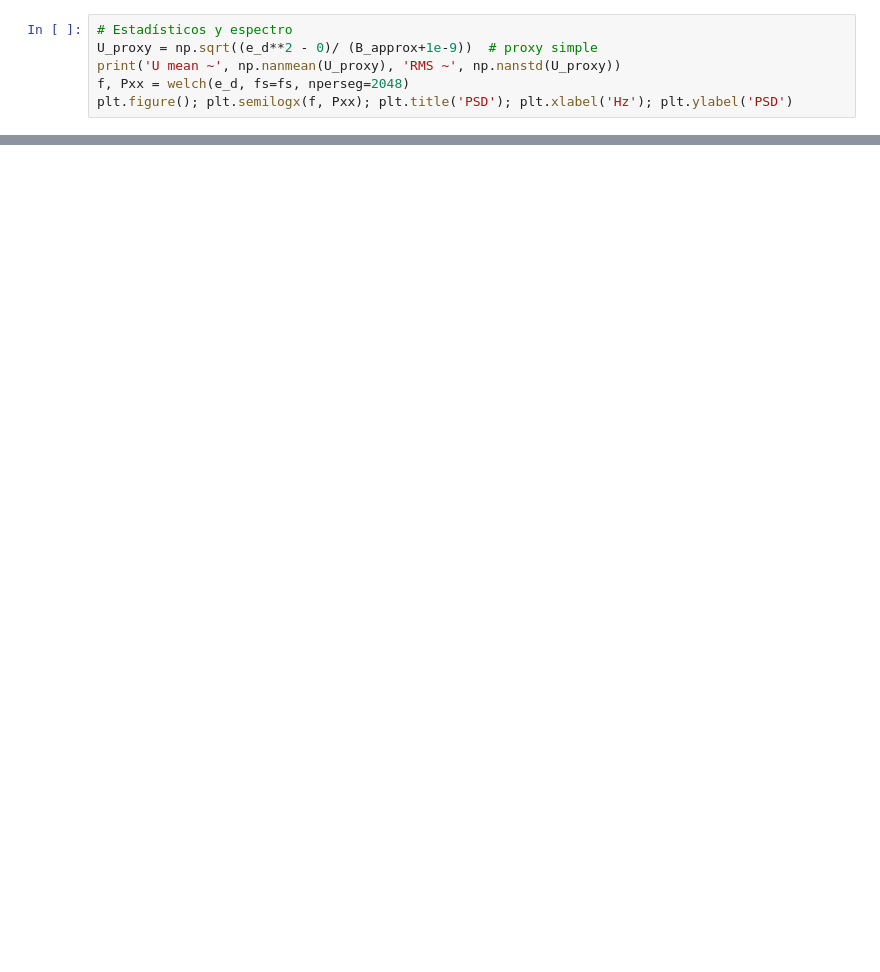
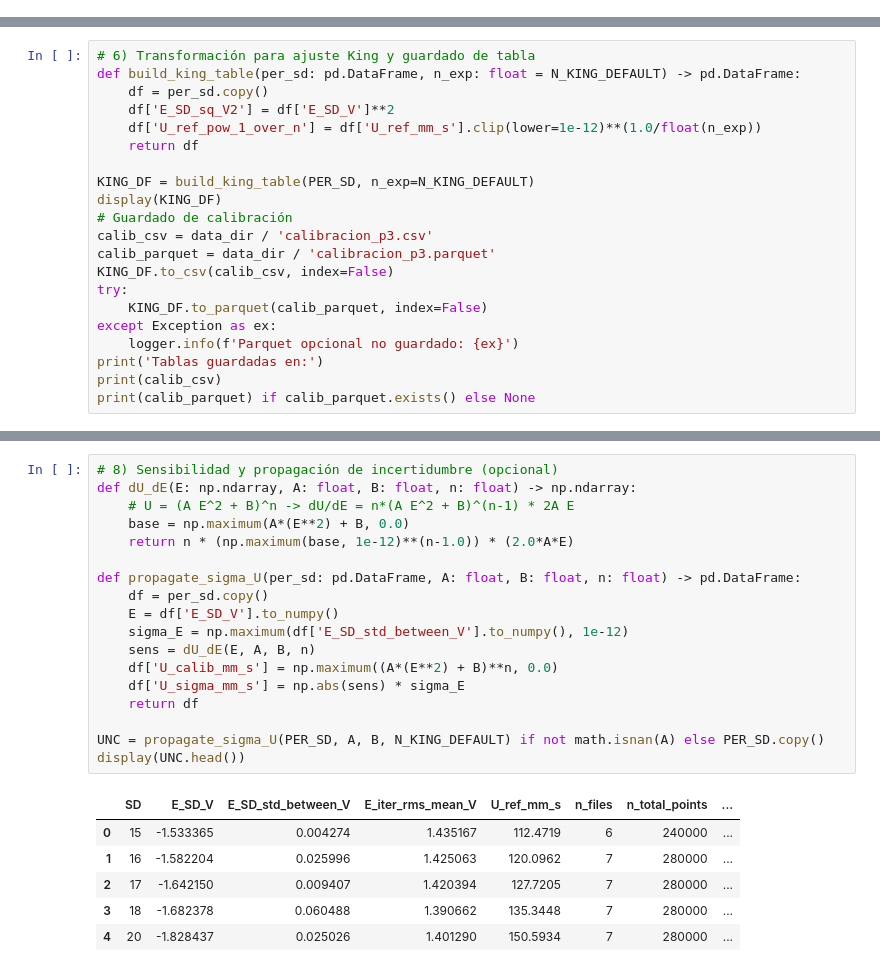
Before and after one commit to EU97/Aero-Messure, a Jupyter notebook: Practicas/P03_Hilo_Caliente/notebooks/P03_Hilo_Caliente.ipynb, the cells around one changed output, grey strips where cells are left out. Saved outputs shown, nothing was run; the diff lists cells and outputs as text; blank space fills up the shorter version.

Commit message:
Remove unused utility functions from hotwire_utils.py and add automated results documentation for King law fitting with calibration curves and linear adjustments.

```diff
--- a/Practicas/P03_Hilo_Caliente/notebooks/P03_Hilo_Caliente.ipynb
+++ b/Practicas/P03_Hilo_Caliente/notebooks/P03_Hilo_Caliente.ipynb
@@ -34,6 +0,0 @@ plt.figure(figsize=10,3); plt.plot(t, e, alpha=0.5, label='raw'); plt.plot(t, e_
-# %%
-# Estadísticos y espectro
-U_proxy = np.sqrt((e_d**2 - 0)/ (B_approx+1e-9))  # proxy simple
-print('U mean ~', np.nanmean(U_proxy), 'RMS ~', np.nanstd(U_proxy))
-f, Pxx = welch(e_d, fs=fs, nperseg=2048)
-plt.figure(); plt.semilogx(f, Pxx); plt.title('PSD'); plt.xlabel('Hz'); plt.ylabel('PSD')
@@ -39,0 +258,21 @@ plt.figure(); plt.semilogx(f, Pxx); plt.title('PSD'); plt.xlabel('Hz'); plt.ylab
+# %%
+# 6) Transformación para ajuste King y guardado de tabla
+def build_king_table(per_sd: pd.DataFrame, n_exp: float = N_KING_DEFAULT) -> pd.DataFrame:
+    df = per_sd.copy()
+    df['E_SD_sq_V2'] = df['E_SD_V']**2
+    df['U_ref_pow_1_over_n'] = df['U_ref_mm_s'].clip(lower=1e-12)**(1.0/float(n_exp))
+    return df
+
+KING_DF = build_king_table(PER_SD, n_exp=N_KING_DEFAULT)
+display(KING_DF)
+# Guardado de calibración
+calib_csv = data_dir / 'calibracion_p3.csv'
+calib_parquet = data_dir / 'calibracion_p3.parquet'
+KING_DF.to_csv(calib_csv, index=False)
+try:
+    KING_DF.to_parquet(calib_parquet, index=False)
+except Exception as ex:
+    logger.info(f'Parquet opcional no guardado: {ex}')
+print('Tablas guardadas en:')
+print(calib_csv)
+print(calib_parquet) if calib_parquet.exists() else None
@@ -39,0 +390,25 @@ plt.figure(); plt.semilogx(f, Pxx); plt.title('PSD'); plt.xlabel('Hz'); plt.ylab
+# %%
+# 8) Sensibilidad y propagación de incertidumbre (opcional)
+def dU_dE(E: np.ndarray, A: float, B: float, n: float) -> np.ndarray:
+    # U = (A E^2 + B)^n -> dU/dE = n*(A E^2 + B)^(n-1) * 2A E
+    base = np.maximum(A*(E**2) + B, 0.0)
+    return n * (np.maximum(base, 1e-12)**(n-1.0)) * (2.0*A*E)
+
+def propagate_sigma_U(per_sd: pd.DataFrame, A: float, B: float, n: float) -> pd.DataFrame:
+    df = per_sd.copy()
+    E = df['E_SD_V'].to_numpy()
+    sigma_E = np.maximum(df['E_SD_std_between_V'].to_numpy(), 1e-12)
+    sens = dU_dE(E, A, B, n)
+    df['U_calib_mm_s'] = np.maximum((A*(E**2) + B)**n, 0.0)
+    df['U_sigma_mm_s'] = np.abs(sens) * sigma_E
+    return df
+
+UNC = propagate_sigma_U(PER_SD, A, B, N_KING_DEFAULT) if not math.isnan(A) else PER_SD.copy()
+display(UNC.head())
+# %% [output]
+|  | SD | E_SD_V | E_SD_std_between_V | E_iter_rms_mean_V | U_ref_mm_s | n_files | n_total_points | ... |
+| 0 | 15 | -1.533365 | 0.004274 | 1.435167 | 112.4719 | 6 | 240000 | ... |
+| 1 | 16 | -1.582204 | 0.025996 | 1.425063 | 120.0962 | 7 | 280000 | ... |
+| 2 | 17 | -1.642150 | 0.009407 | 1.420394 | 127.7205 | 7 | 280000 | ... |
+| 3 | 18 | -1.682378 | 0.060488 | 1.390662 | 135.3448 | 7 | 280000 | ... |
+| 4 | 20 | -1.828437 | 0.025026 | 1.401290 | 150.5934 | 7 | 280000 | ... |
```
Also changed, not shown: parts of 18 cells of this notebook, 2 other files.
